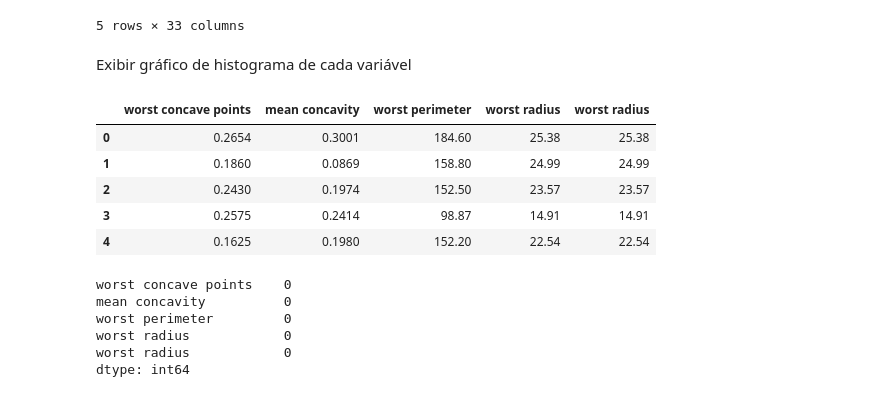
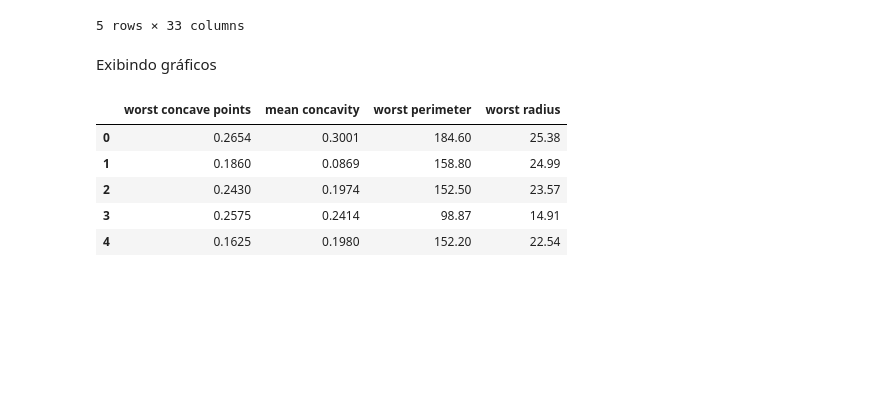
Before and after one commit to laryyssa/Aprendizado-de-Maquina-na-Saude, a Jupyter notebook: atividade_1/main.ipynb, the cells around one changed output. Saved outputs shown, nothing was run; the diff lists cells and outputs as text; code cells hidden in the pictures; blank space fills up the shorter version.

```diff
--- a/atividade_1/main.ipynb
+++ b/atividade_1/main.ipynb
@@ -15,17 +17,17 @@ df.head()
 | 3 | 3 | 11.42 | 20.38 | 77.58 | 386.1 | 0.14250 | 0.28390 | ... |
 | 4 | 4 | 20.29 | 14.34 | 135.10 | 1297.0 | 0.10030 | 0.13280 | ... |
 5 rows × 33 columns
-# %% [markdown]
-Exibir gráfico de histograma de cada variável
+# %% [markdown]
+Exibindo gráficos
 # %%
 colunas_selecionadas = ['worst concave points', 'mean concavity',
-                      'worst perimeter', 'worst radius', 'worst radius']
+                      'worst perimeter', 'worst radius']
 df_selecionado = df[colunas_selecionadas]
 df_selecionado.head()
 # %% [output]
-|  | worst concave points | mean concavity | worst perimeter | worst radius | worst radius |
-| 0 | 0.2654 | 0.3001 | 184.60 | 25.38 | 25.38 |
-| 1 | 0.1860 | 0.0869 | 158.80 | 24.99 | 24.99 |
-| 2 | 0.2430 | 0.1974 | 152.50 | 23.57 | 23.57 |
-| 3 | 0.2575 | 0.2414 | 98.87 | 14.91 | 14.91 |
-| 4 | 0.1625 | 0.1980 | 152.20 | 22.54 | 22.54 |
+|  | worst concave points | mean concavity | worst perimeter | worst radius |
+| 0 | 0.2654 | 0.3001 | 184.60 | 25.38 |
+| 1 | 0.1860 | 0.0869 | 158.80 | 24.99 |
+| 2 | 0.2430 | 0.1974 | 152.50 | 23.57 |
+| 3 | 0.2575 | 0.2414 | 98.87 | 14.91 |
+| 4 | 0.1625 | 0.1980 | 152.20 | 22.54 |
@@ -39,9 +33,0 @@ for var in colunas:
-# %%
-print(df_selecionado.isnull().sum())
-# %% [output]
-worst concave points    0
-mean concavity          0
-worst perimeter         0
-worst radius            0
-worst radius            0
-dtype: int64
```
Also changed, not shown: parts of 8 cells of this notebook.
